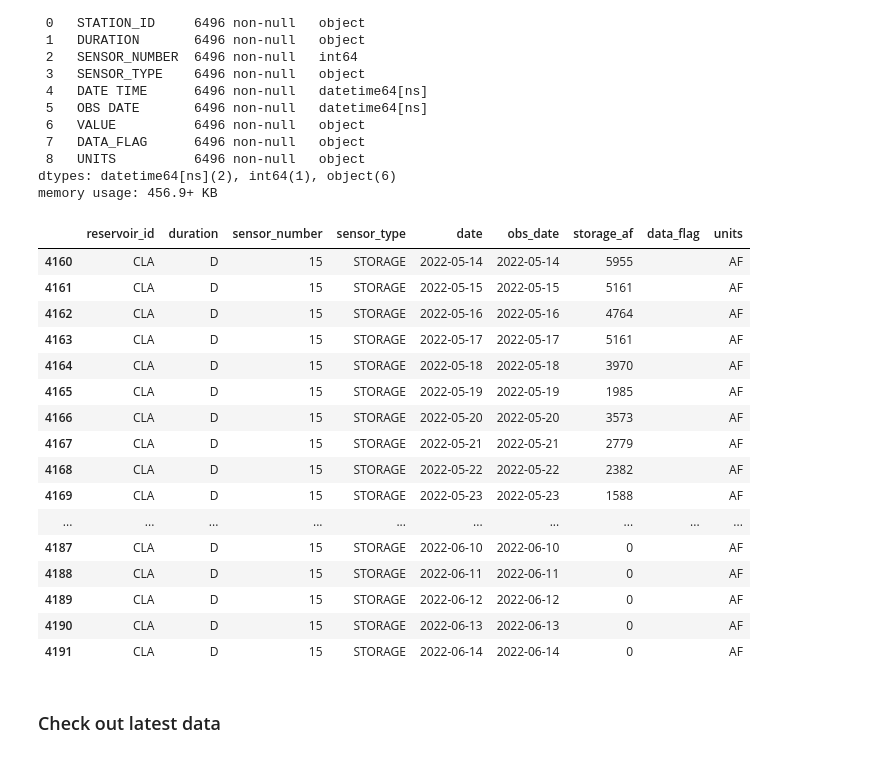
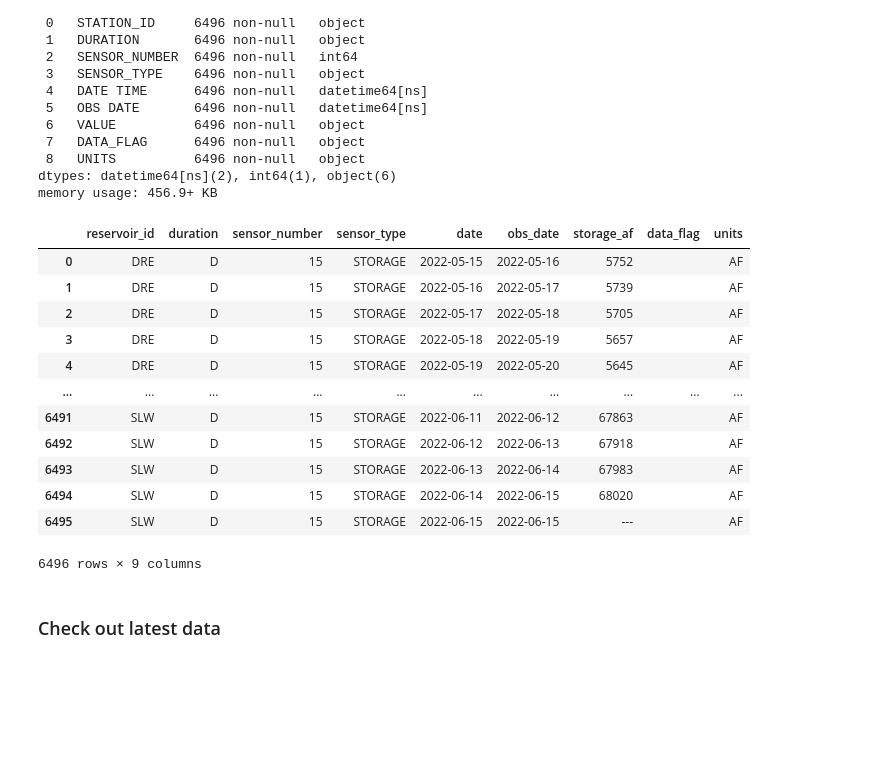
Before and after one commit to datadesk/california-drought-scrapers, a Jupyter notebook: processors/reservoirs.ipynb, the cells around one changed output. Saved outputs shown, nothing was run; the diff lists cells and outputs as text; code cells hidden in the pictures; blank space fills up the shorter version.

```diff
--- a/processors/reservoirs.ipynb
+++ b/processors/reservoirs.ipynb
@@ -58,25 +58,21 @@ df = df.rename(columns={
     "value": "storage_af"
 })
 # %%
-df[df["reservoir_id"] == "CLA"]
+df#[df["reservoir_id"] == "CLA"]
 # %% [output]
 |  | reservoir_id | duration | sensor_number | sensor_type | date | obs_date | storage_af | data_flag | units |
-| 4160 | CLA | D | 15 | STORAGE | 2022-05-14 | 2022-05-14 | 5955 |  | AF |
-| 4161 | CLA | D | 15 | STORAGE | 2022-05-15 | 2022-05-15 | 5161 |  | AF |
-| 4162 | CLA | D | 15 | STORAGE | 2022-05-16 | 2022-05-16 | 4764 |  | AF |
-| 4163 | CLA | D | 15 | STORAGE | 2022-05-17 | 2022-05-17 | 5161 |  | AF |
-| 4164 | CLA | D | 15 | STORAGE | 2022-05-18 | 2022-05-18 | 3970 |  | AF |
-| 4165 | CLA | D | 15 | STORAGE | 2022-05-19 | 2022-05-19 | 1985 |  | AF |
-| 4166 | CLA | D | 15 | STORAGE | 2022-05-20 | 2022-05-20 | 3573 |  | AF |
-| 4167 | CLA | D | 15 | STORAGE | 2022-05-21 | 2022-05-21 | 2779 |  | AF |
-| 4168 | CLA | D | 15 | STORAGE | 2022-05-22 | 2022-05-22 | 2382 |  | AF |
-| 4169 | CLA | D | 15 | STORAGE | 2022-05-23 | 2022-05-23 | 1588 |  | AF |
+| 0 | DRE | D | 15 | STORAGE | 2022-05-15 | 2022-05-16 | 5752 |  | AF |
+| 1 | DRE | D | 15 | STORAGE | 2022-05-16 | 2022-05-17 | 5739 |  | AF |
+| 2 | DRE | D | 15 | STORAGE | 2022-05-17 | 2022-05-18 | 5705 |  | AF |
+| 3 | DRE | D | 15 | STORAGE | 2022-05-18 | 2022-05-19 | 5657 |  | AF |
+| 4 | DRE | D | 15 | STORAGE | 2022-05-19 | 2022-05-20 | 5645 |  | AF |
 | ... | ... | ... | ... | ... | ... | ... | ... | ... | ... |
-| 4187 | CLA | D | 15 | STORAGE | 2022-06-10 | 2022-06-10 | 0 |  | AF |
-| 4188 | CLA | D | 15 | STORAGE | 2022-06-11 | 2022-06-11 | 0 |  | AF |
-| 4189 | CLA | D | 15 | STORAGE | 2022-06-12 | 2022-06-12 | 0 |  | AF |
-| 4190 | CLA | D | 15 | STORAGE | 2022-06-13 | 2022-06-13 | 0 |  | AF |
-| 4191 | CLA | D | 15 | STORAGE | 2022-06-14 | 2022-06-14 | 0 |  | AF |
+| 6491 | SLW | D | 15 | STORAGE | 2022-06-11 | 2022-06-12 | 67863 |  | AF |
+| 6492 | SLW | D | 15 | STORAGE | 2022-06-12 | 2022-06-13 | 67918 |  | AF |
+| 6493 | SLW | D | 15 | STORAGE | 2022-06-13 | 2022-06-14 | 67983 |  | AF |
+| 6494 | SLW | D | 15 | STORAGE | 2022-06-14 | 2022-06-15 | 68020 |  | AF |
+| 6495 | SLW | D | 15 | STORAGE | 2022-06-15 | 2022-06-15 | --- |  | AF |
+6496 rows × 9 columns
 # %%
 df["storage_af"] = df["storage_af"].str.replace("---","")
 # %%
```
Also changed, not shown: parts of 18 cells of this notebook, 3 other files.
